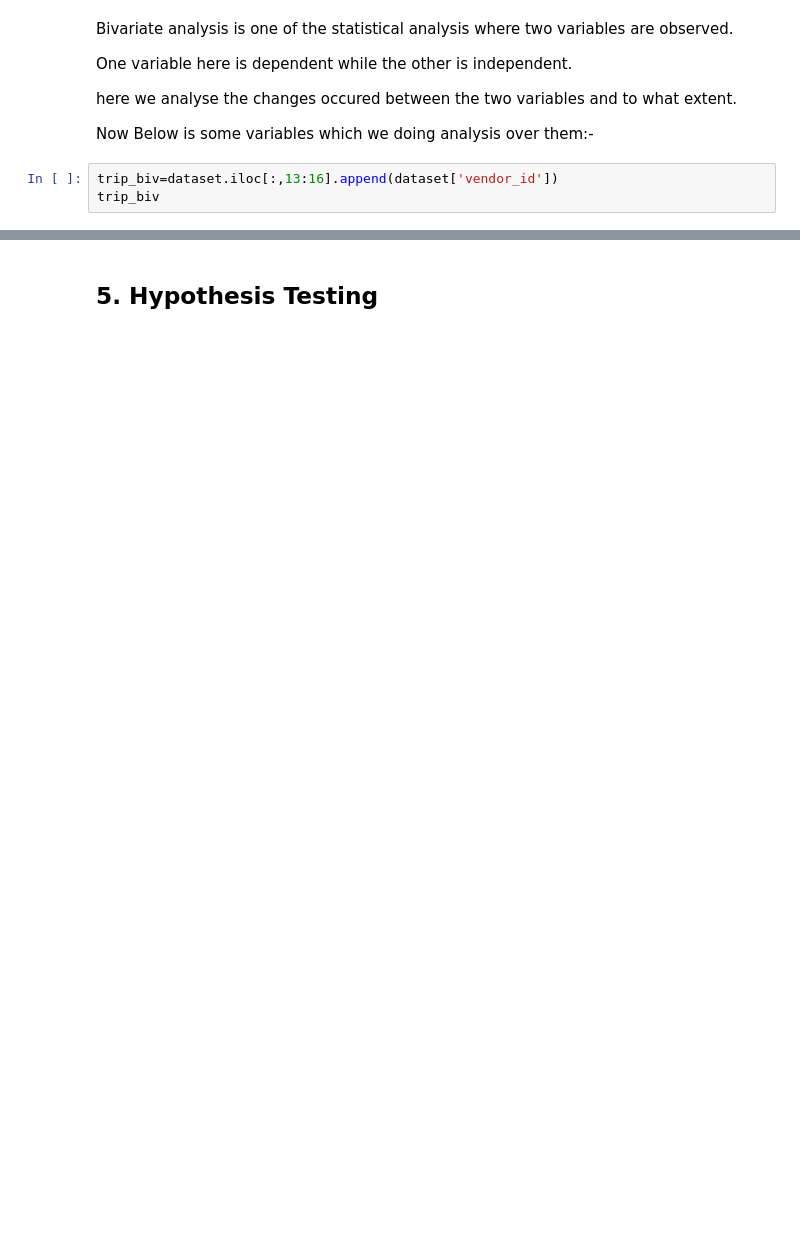
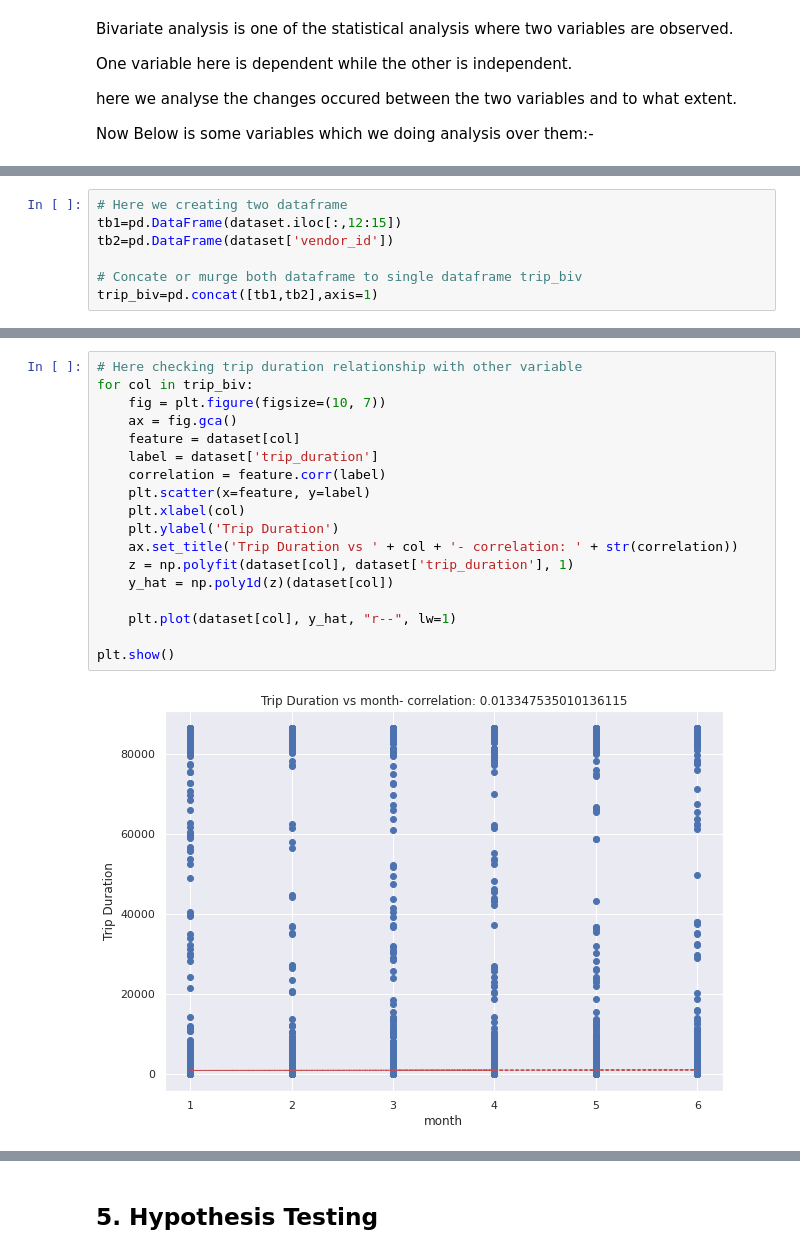
Before and after one commit to KrushnaChaure/NYC-Taxi-Trip-Time-Prediction, a Jupyter notebook: Krushna_Chaure_NYC_Taxi_Trip_Time_Prediction_Capstone_Project.ipynb, the cells around one changed output, grey strips where cells are left out. Drawn from its saved outputs; the diff is of its cells as text; blank space fills up the shorter version.

```diff
--- a/Krushna_Chaure_NYC_Taxi_Trip_Time_Prediction_Capstone_Project.ipynb
+++ b/Krushna_Chaure_NYC_Taxi_Trip_Time_Prediction_Capstone_Project.ipynb
@@ -635,6 +642,3 @@ One variable here is dependent while the other is independent.
 here we analyse the changes occured between the two variables and to what extent.
 
 Now Below is some variables which we doing analysis over them:-
-# %%
-trip_biv=dataset.iloc[:,13:16].append(dataset['vendor_id'])
-trip_biv
@@ -640,0 +647,7 @@ trip_biv
+# %%
+# Here we creating two dataframe
+tb1=pd.DataFrame(dataset.iloc[:,12:15])
+tb2=pd.DataFrame(dataset['vendor_id'])
+
+# Concate or murge both dataframe to single dataframe trip_biv
+trip_biv=pd.concat([tb1,tb2],axis=1)
@@ -640,0 +671,20 @@ trip_biv
+# %%
+# Here checking trip duration relationship with other variable
+for col in trip_biv:
+    fig = plt.figure(figsize=(10, 7))
+    ax = fig.gca()
+    feature = dataset[col]
+    label = dataset['trip_duration']
+    correlation = feature.corr(label)
+    plt.scatter(x=feature, y=label)
+    plt.xlabel(col)
+    plt.ylabel('Trip Duration')
+    ax.set_title('Trip Duration vs ' + col + '- correlation: ' + str(correlation))
+    z = np.polyfit(dataset[col], dataset['trip_duration'], 1)
+    y_hat = np.poly1d(z)(dataset[col])
+
+    plt.plot(dataset[col], y_hat, "r--", lw=1)
+
+plt.show()
+# %% [output]
+[figure, added]
```
Also changed, not shown: parts of 75 cells of this notebook.
